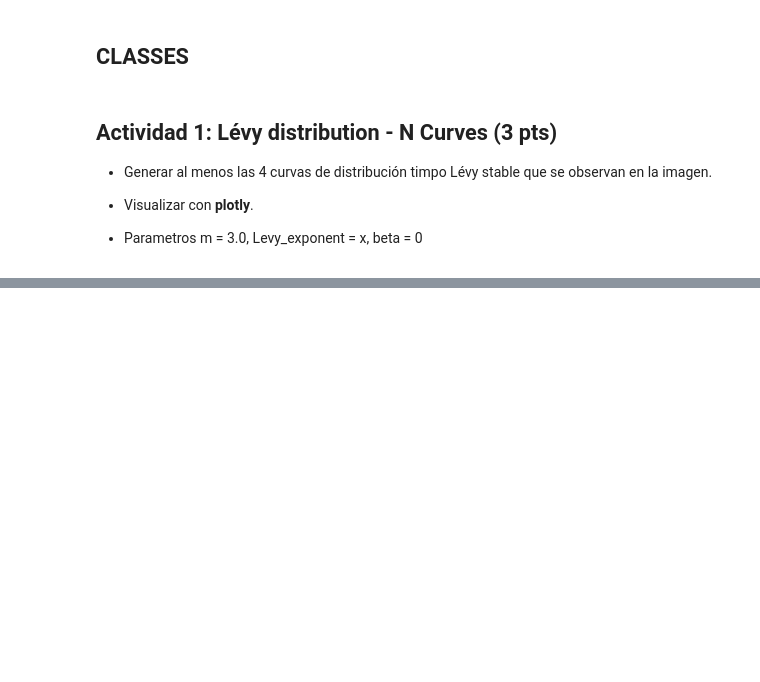
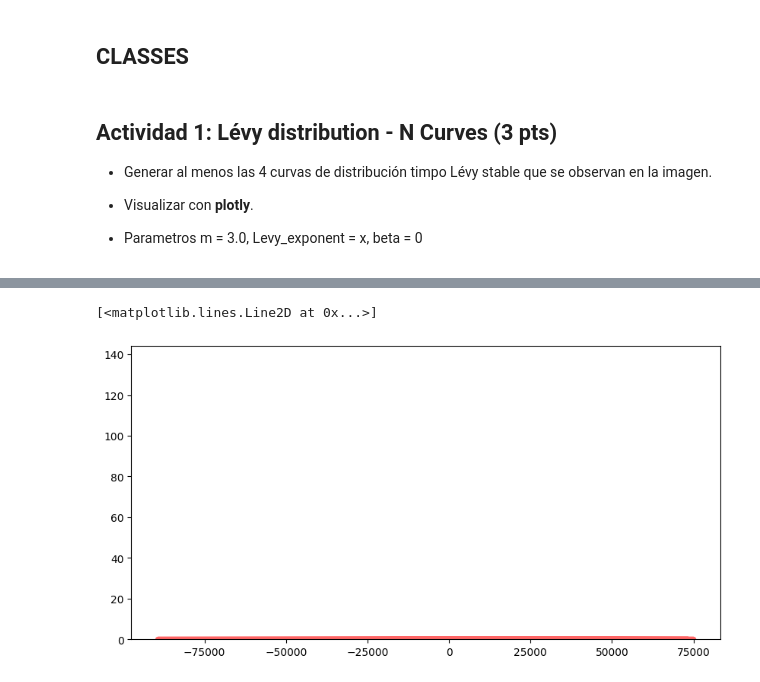
Before and after one commit to Felipe-dev-cmyk/Topico_Industria_1, a Jupyter notebook: Practica_2/TI_I_Practica2.ipynb, the cells around one changed output, grey strips where cells are left out. Cells and saved outputs as stored; diff of their text form; code cells hidden in the pictures; blank space fills up the shorter version.

Commit message:
feat: inicio actividad_2 y pruebas para histograma

```diff
--- a/Practica_2/TI_I_Practica2.ipynb
+++ b/Practica_2/TI_I_Practica2.ipynb
@@ -91,0 +96,21 @@ fig_Levy_pdf.show()
+# %%
+# Init variables
+std_motion_steps = 3.0
+Levy_exponent = 1.9
+beta = 0.0
+resolution = 400
+
+aux_domain = levy_stable.rvs(0.4, beta, 0, 1, size=resolution)
+
+Levy_pdf = np.array([levy_stable.pdf(j, alpha=Levy_exponent, beta=beta, loc=std_motion_steps) for j in aux_domain])
+
+fig_hist, ax = plt.subplots(1,1)
+fig_hist.set_figheight(5)
+fig_hist.set_figwidth(10)
+
+ax.hist(Levy_pdf,bins=100,density=True,histtype='stepfilled',alpha=0.2, label='Levy hist')
+
+ax.plot(aux_domain,Levy_pdf,'r-',lw=5,alpha=0.6,label='Levy pdf')
+# %% [output]
+[<matplotlib.lines.Line2D at 0x...>]
+[figure, added]
```
Also changed, not shown: parts of 1 cell of this notebook.
